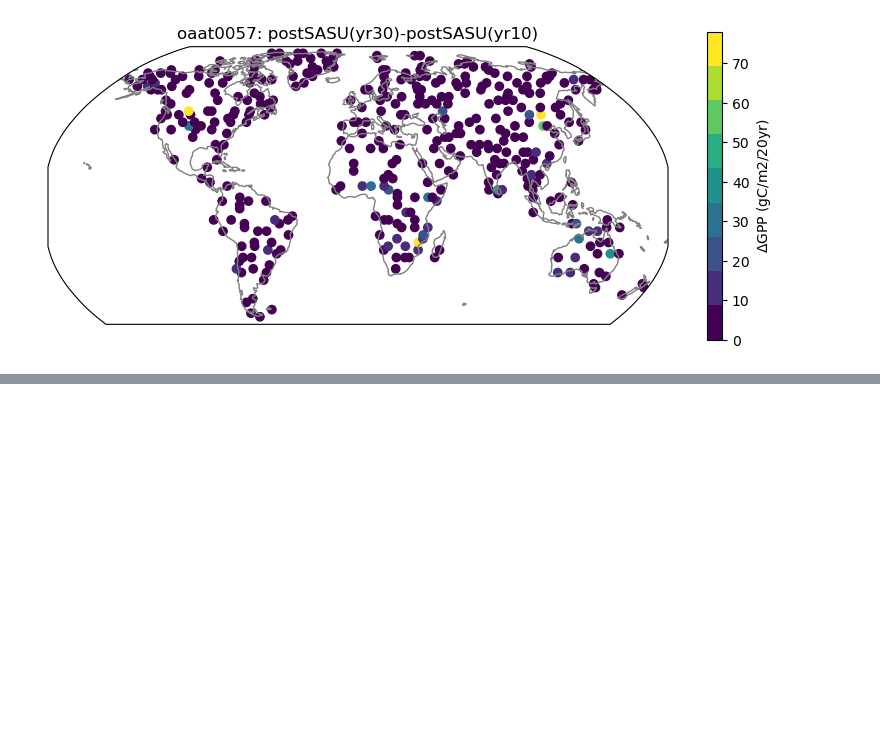
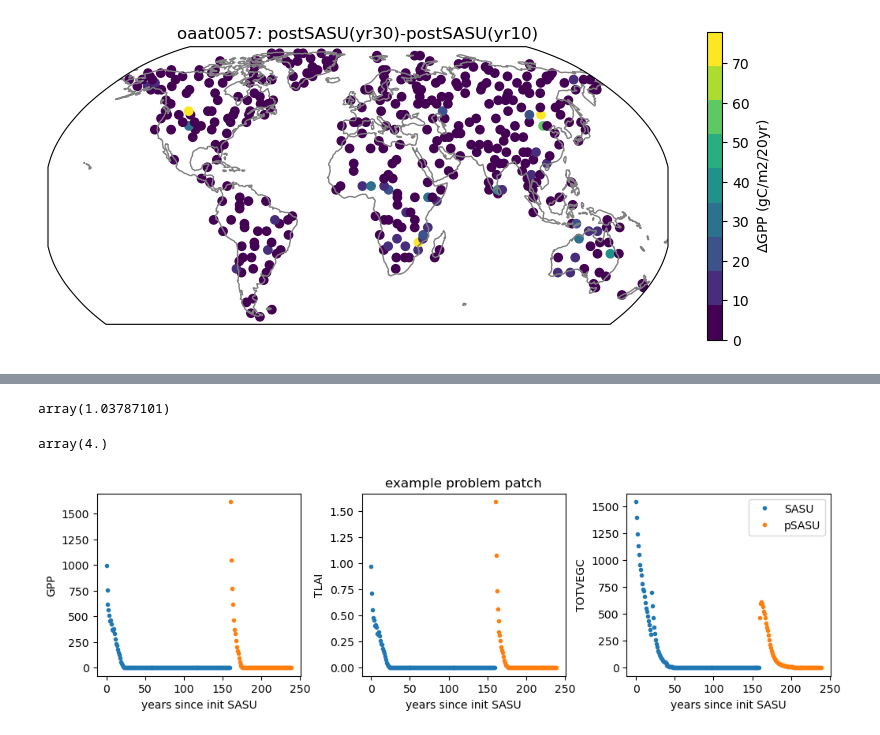
Before and after one commit to NCAR/ctsm6_ppe, a Jupyter notebook: spinup/minioaat_spinup.ipynb, the cells around one changed output, grey strips where cells are left out. Saved outputs shown, nothing was run; the diff lists cells and outputs as text; code cells hidden in the pictures; blank space fills up the shorter version.

```diff
--- a/spinup/minioaat_spinup.ipynb
+++ b/spinup/minioaat_spinup.ipynb
@@ -243,0 +257,7 @@ plt.savefig('figs/oaat0057_gpp_nojump_gridded.png',dpi=300,bbox_inches='tight');
+# %%
+cfs={'TLAI':1,'TOTVEGC':1,'GPP':24*60*60*365}
+# %%
+xs={'SASU':{},'pSASU':{}}
+for dset,c in zip([ds0,ds],xs):
+    for v in ['TLAI','TOTVEGC','GPP']:
+        xs[c][v]=cfs[v]*amean(dset[v])
@@ -243,0 +286,28 @@ plt.savefig('figs/oaat0057_gpp_nojump_gridded.png',dpi=300,bbox_inches='tight');
+# %%
+dx=xs['pSASU'][v].isel(year=0)-xs['SASU'][v].isel(year=-1)
+fromdead=(aa*dx).isel(pft=ixdead).sum()/(aa*dx).sum()
+fromdead.values
+# %% [output]
+array(1.03787101)
+# %%
+ixp=dx.argmax()
+# %%
+ds.pfts1d_itype_veg.isel(time=0,pft=ixp).values
+# %% [output]
+array(4.)
+# %%
+plt.figure(figsize=[12,3])
+for i,v in enumerate(['GPP','TLAI','TOTVEGC']):
+    plt.subplot(131+i)
+    plt.plot(range(160),xs['SASU'][v].isel(pft=ixp),'.',label='SASU')
+    plt.plot(range(160,240),xs['pSASU'][v].isel(pft=ixp),'.',label='pSASU')
+    plt.xlabel('years since init SASU')
+    plt.ylabel(v)
+    if i==1:
+        plt.title('example problem patch')
+    if i==2:
+        plt.legend()
+    plt.savefig('figs/patch500_ts.png',dpi=300,bbox_inches='tight');
+plt.subplots_adjust(wspace=0.3)
+# %% [output]
+[figure, added]
```
Also changed, not shown: parts of 7 cells of this notebook, 1 other file.
